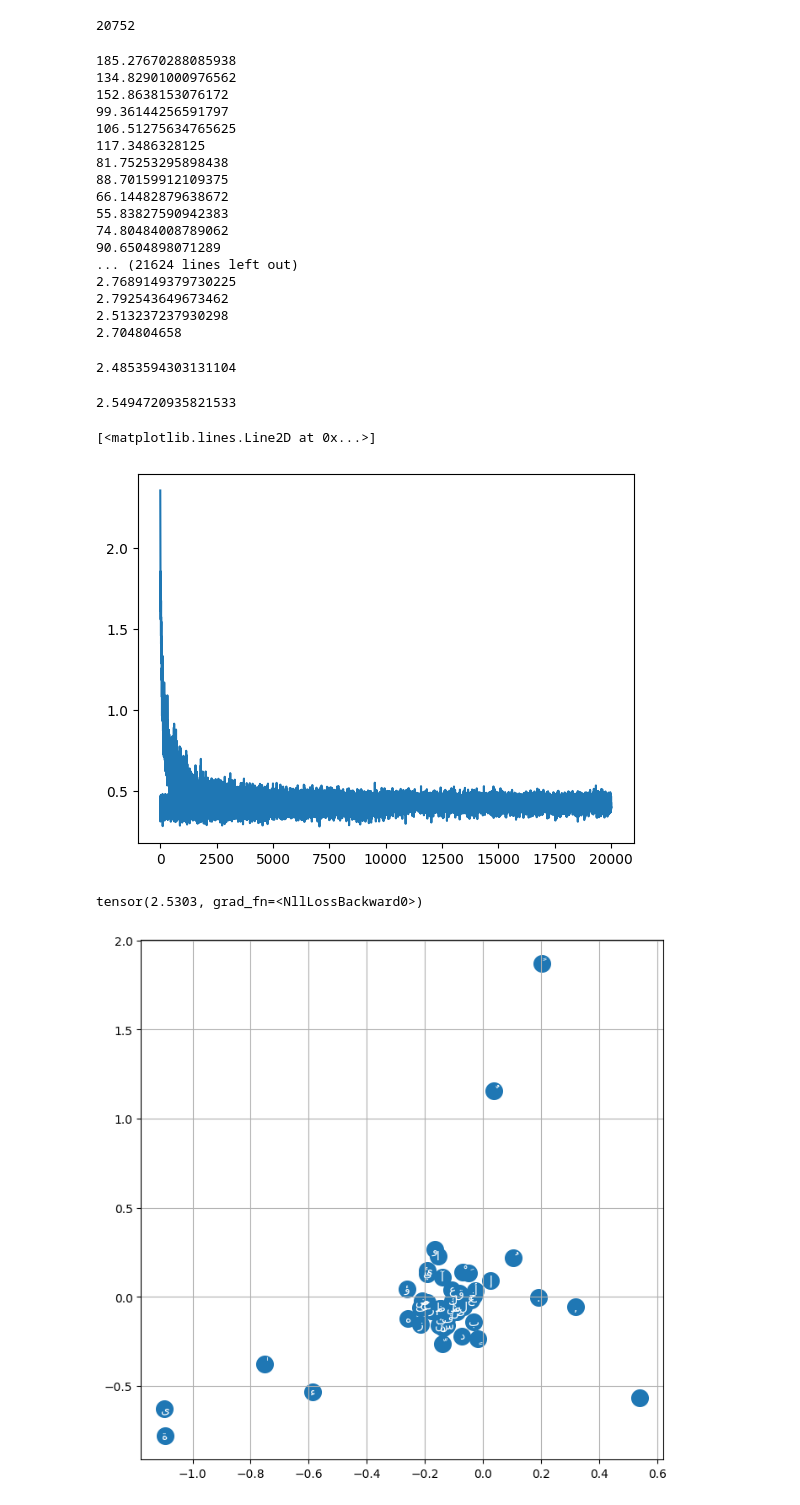
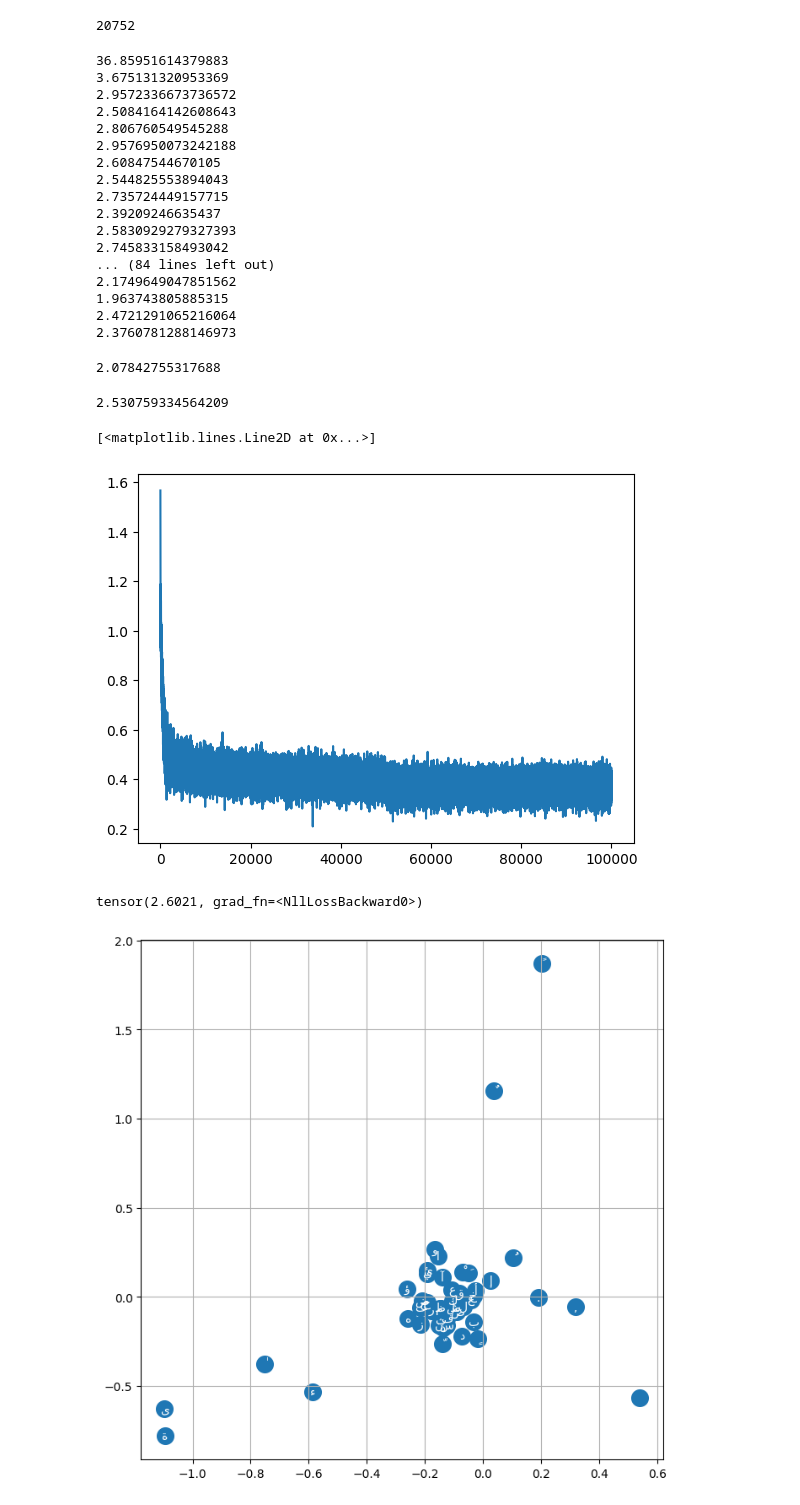
Before and after one commit to zak-2213/zayada, a Jupyter notebook: zayada2_mlp.ipynb, the cells around one changed output. Cells and saved outputs as stored; diff of their text form; code cells hidden in the pictures.

```diff
--- a/zayada2_mlp.ipynb
+++ b/zayada2_mlp.ipynb
@@ -111,12 +112,14 @@ for i in range(100000):
 
     # forward pass
     emb = C[Xtr[ix]]
-    h = emb.view(emb.shape[0], emb.shape[1] * emb.shape[2]) @ W1 + b1
+    h = torch.tanh(emb.view(emb.shape[0], emb.shape[1] * emb.shape[2]) @ W1 + b1)
     logits = h @ W2 + b2
     loss = F.cross_entropy(logits, Ytr[ix])
-    print(loss.item())
+
+    if (i % 1000 == 0):
+        print(loss.item())
+
     # backward pass
-#     lr = lrs[i]
     lr = 0.1 if i < 50000 else 0.01
 
     for p in params:
@@ -130,52 +133,49 @@ for i in range(100000):
 #     track stats
     losses.append(loss.log10().item()) #  just plotting loss can give graph hockey stick appearance, log squashes it
     steps.append(i)
-#     if loss.item() < 1000:
-#         lri.append(lre[i])
-#         losses.append(loss.item())
 # %% [output]
-185.27670288085938
-134.82901000976562
-152.8638153076172
-99.36144256591797
-106.51275634765625
-117.3486328125
-81.75253295898438
-88.70159912109375
-66.14482879638672
-55.83827590942383
-74.80484008789062
-90.6504898071289
-... (21624 lines left out)
-2.7689149379730225
-2.792543649673462
-2.513237237930298
-2.704804658
+36.85951614379883
+3.675131320953369
+2.9572336673736572
+2.5084164142608643
+2.806760549545288
+2.9576950073242188
+2.60847544670105
+2.544825553894043
+2.735724449157715
+2.39209246635437
+2.5830929279327393
+2.745833158493042
+... (84 lines left out)
+2.1749649047851562
+1.963743805885315
+2.4721291065216064
+2.3760781288146973
 # %%
 loss.item()
 # %% [output]
-2.4853594303131104
+2.07842755317688
 # %%
 emb = C[Xdev]
-h = emb.view(emb.shape[0], emb.shape[1] * emb.shape[2]) @ W1 + b1
+h = torch.tanh(emb.view(emb.shape[0], emb.shape[1] * emb.shape[2]) @ W1 + b1)
 logits = h @ W2 + b2
 loss = F.cross_entropy(logits, Ydev)
 loss.item()
 # %% [output]
-2.5494720935821533
+2.530759334564209
 # %%
-# plt.plot(steps, losses)
+plt.plot(steps, losses)
 # %% [output]
 [<matplotlib.lines.Line2D at 0x...>]
-[figure, old version]
+[figure, new version]
 # %%
 emb = C[Xval]
-h = emb.view(emb.shape[0], emb.shape[1] * emb.shape[2]) @ W1 + b1
+h = torch.tanh(emb.view(emb.shape[0], emb.shape[1] * emb.shape[2]) @ W1 + b1)
 logits = h @ W2 + b2
 loss = F.cross_entropy(logits, Yval)
 loss
 # %% [output]
-tensor(2.5303, grad_fn=<NllLossBackward0>)
+tensor(2.6021, grad_fn=<NllLossBackward0>)
 # %%
 plt.figure(figsize=(8,8))
 plt.scatter(C[:,0].data, C[:,1].data, s=200)
```
Also changed, not shown: parts of 3 cells of this notebook.
